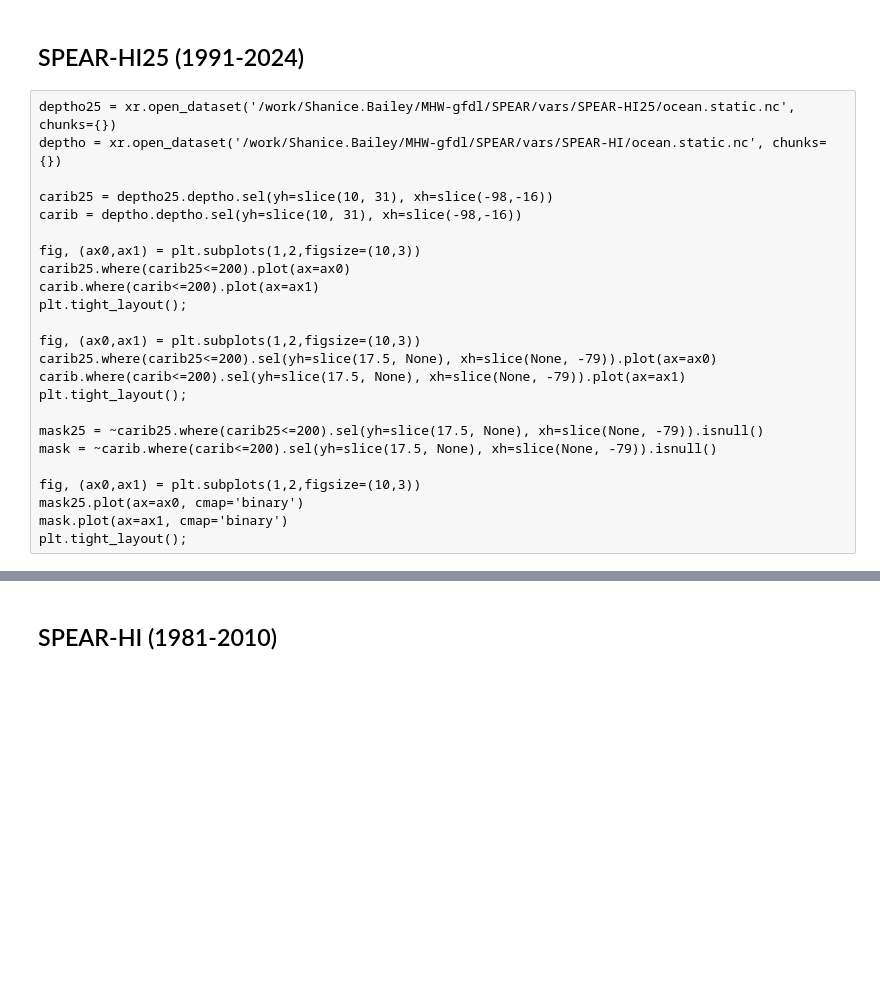
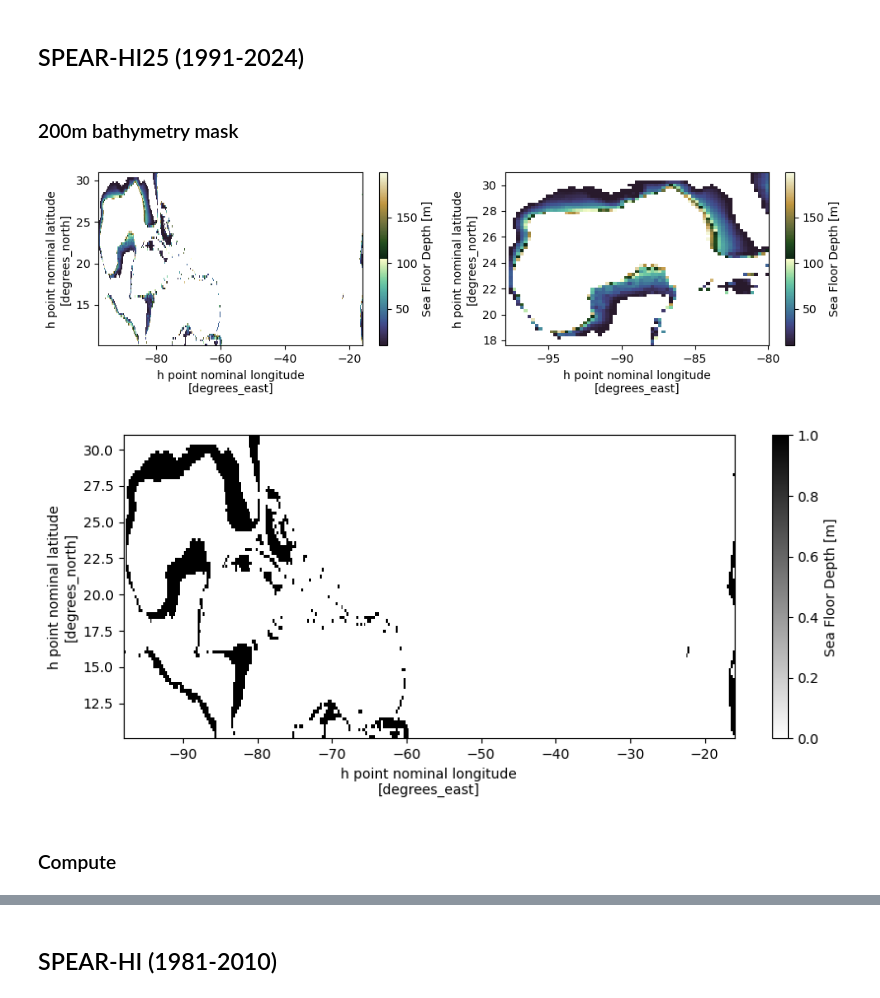
Before and after one commit to shanicetbailey/MHW-gfdl, a Jupyter notebook: 1c1_MHW-SPEAR-hi25-200m_bath.ipynb, the cells around one changed output, grey strips where cells are left out. Cells and saved outputs as stored; diff of their text form; code cells hidden in the pictures; blank space fills up the shorter version.

```diff
--- a/1c1_MHW-SPEAR-hi25-200m_bath.ipynb
+++ b/1c1_MHW-SPEAR-hi25-200m_bath.ipynb
@@ -25,27 +25,15 @@ import xesmf as xe
 import ast #for parsing through events_by_cell.json file
 # %% [markdown]
 ## SPEAR-HI25 (1991-2024)
-# %% [raw]
-deptho25 = xr.open_dataset('/work/Shanice.Bailey/MHW-gfdl/SPEAR/vars/SPEAR-HI25/ocean.static.nc', chunks={})
-deptho = xr.open_dataset('/work/Shanice.Bailey/MHW-gfdl/SPEAR/vars/SPEAR-HI/ocean.static.nc', chunks={})
-
-carib25 = deptho25.deptho.sel(yh=slice(10, 31), xh=slice(-98,-16))
-carib = deptho.deptho.sel(yh=slice(10, 31), xh=slice(-98,-16))
-
-fig, (ax0,ax1) = plt.subplots(1,2,figsize=(10,3))
-carib25.where(carib25<=200).plot(ax=ax0)
-carib.where(carib<=200).plot(ax=ax1)
-plt.tight_layout();
-
-fig, (ax0,ax1) = plt.subplots(1,2,figsize=(10,3))
-carib25.where(carib25<=200).sel(yh=slice(17.5, None), xh=slice(None, -79)).plot(ax=ax0)
-carib.where(carib<=200).sel(yh=slice(17.5, None), xh=slice(None, -79)).plot(ax=ax1)
-plt.tight_layout();
-
-mask25 = ~carib25.where(carib25<=200).sel(yh=slice(17.5, None), xh=slice(None, -79)).isnull()
-mask = ~carib.where(carib<=200).sel(yh=slice(17.5, None), xh=slice(None, -79)).isnull()
-
-fig, (ax0,ax1) = plt.subplots(1,2,figsize=(10,3))
-mask25.plot(ax=ax0, cmap='binary')
-mask.plot(ax=ax1, cmap='binary')
-plt.tight_layout();
+# %% [markdown]
+### 200m bathymetry mask
+# %%
+deptho25 = xr.open_dataset('/work/Shanice.Bailey/MHW-gfdl/SPEAR/vars/SPEAR-HI25/ocean.static.nc', chunks={})
+carib25 = deptho25.deptho.sel(yh=slice(10, 31), xh=slice(-98,-16))
+# %%
+fig, (ax0,ax1) = plt.subplots(1,2,figsize=(10,3))
+carib25.where(carib25<=200).plot(cmap=cmocean.cm.topo, ax=ax0)
+carib25.where(carib25<=200).sel(yh=slice(17.5, None), xh=slice(None, -80)).plot(cmap=cmocean.cm.topo, ax=ax1)
+plt.tight_layout();
+# %% [output]
+[figure, added]
@@ -51,0 +43,6 @@ plt.tight_layout();
+# %%
+mask25.plot(figsize=(10,4), cmap='binary');
+# %% [output]
+[figure, added]
+# %% [markdown]
+### Compute
```
Also changed, not shown: parts of 27 cells of this notebook.
